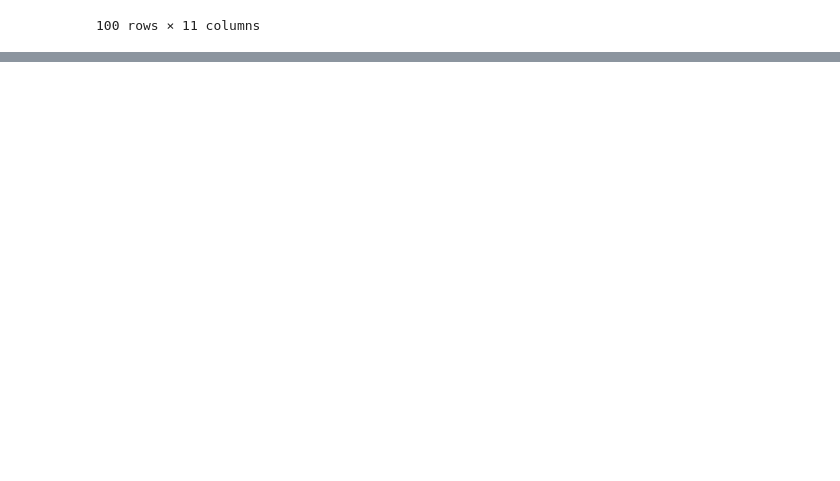
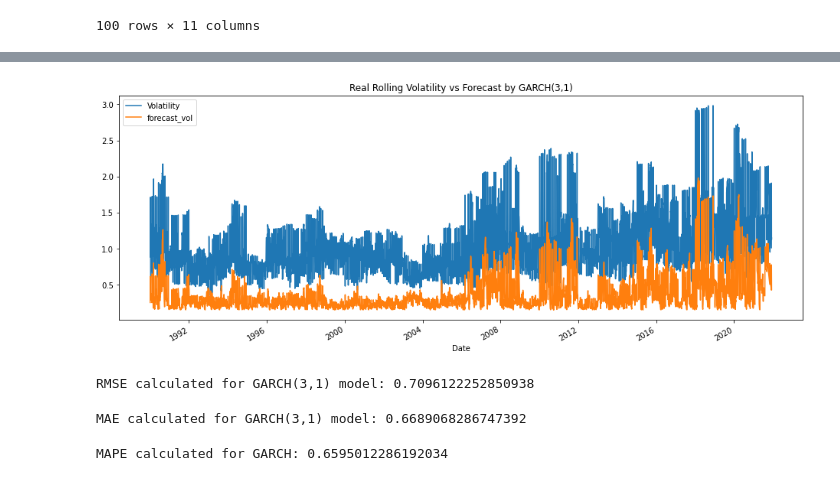
Before and after one commit to w1767/w1767, a Jupyter notebook: Garch,_Monte_Carlo,_LSTM,_SVM_and_Random_Forest.ipynb, the cells around one changed output, grey strips where cells are left out. Drawn from its saved outputs; the diff is of its cells as text; code cells hidden in the pictures; blank space fills up the shorter version.

```diff
--- a/Garch,_Monte_Carlo,_LSTM,_SVM_and_Random_Forest.ipynb
+++ b/Garch,_Monte_Carlo,_LSTM,_SVM_and_Random_Forest.ipynb
@@ -134,0 +149,2 @@ VI_db.head(100)
+# %%
+vol = df['Volatility'] * 100
@@ -134,0 +208,2 @@ VI_db.head(100)
+# %%
+GARCH_Mod = arch_model(vol, vol='Garch', p=3, o=0, q=1, dist='Normal')
@@ -134,0 +216,3 @@ VI_db.head(100)
+# %%
+res = GARCH_Mod.fit(disp='off')
+display(res.summary())
@@ -134,0 +245,2 @@ VI_db.head(100)
+# %%
+df['forecast_vol'] = 0.01 * np.sqrt(res.params['omega'] + res.params['alpha[1]']* res.resid**2 + res.conditional_volatility**2 * res.params['beta[1]'])
@@ -134,0 +298,22 @@ VI_db.head(100)
+# %%
+plt.figure(figsize=(16,6))
+df["Volatility"].plot()
+df["forecast_vol"].plot()
+plt.title("Real Rolling Volatility vs Forecast by GARCH(3,1)")
+plt.legend()
+plt.show()
+# %% [output]
+[figure, added]
+# %%
+#Calculating RMSE value for GARCH Model
+print('RMSE calculated for GARCH(3,1) model:', np.sqrt(metrics.mean_squared_error(df.loc[df.index[1000:], 'Volatility'], df.loc[df.index[1000:], 'forecast_vol'])))
+# %% [output]
+RMSE calculated for GARCH(3,1) model: 0.7096122252850938
+# %%
+print('MAE calculated for GARCH(3,1) model:', MAE(df.loc[df.index[1000:], 'Volatility'], df.loc[df.index[1000:], 'forecast_vol']))
+# %% [output]
+MAE calculated for GARCH(3,1) model: 0.6689068286747392
+# %%
+print('MAPE calculated for GARCH:', mean_absolute_percentage_error(df.loc[df.index[1000:], 'Volatility'], df.loc[df.index[1000:], 'forecast_vol' ]))
+# %% [output]
+MAPE calculated for GARCH: 0.6595012286192034
```
Also changed, not shown: parts of 24 cells of this notebook.
